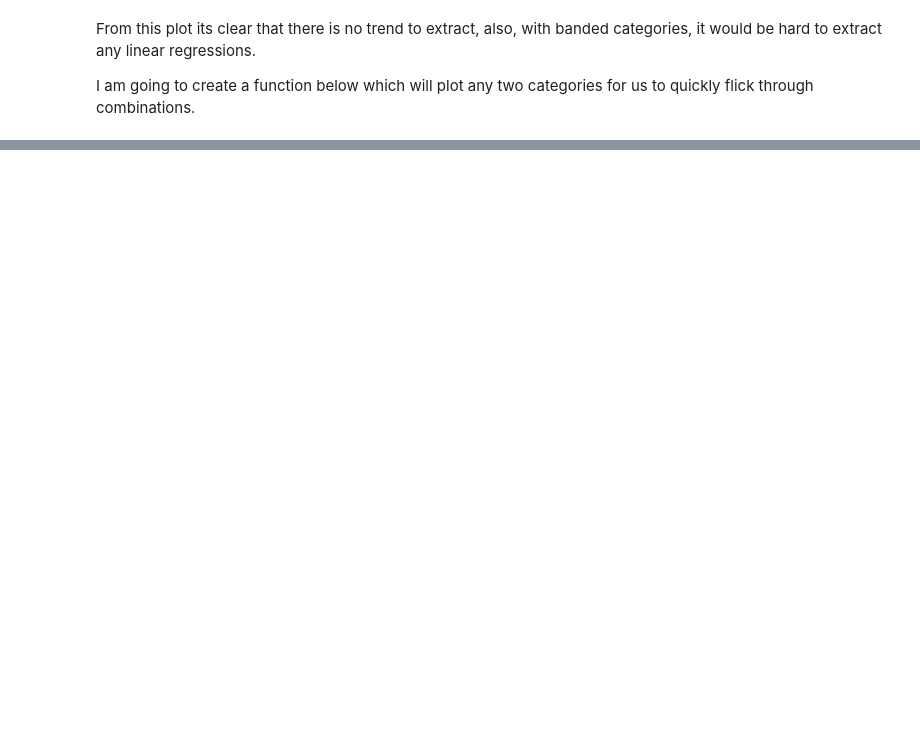
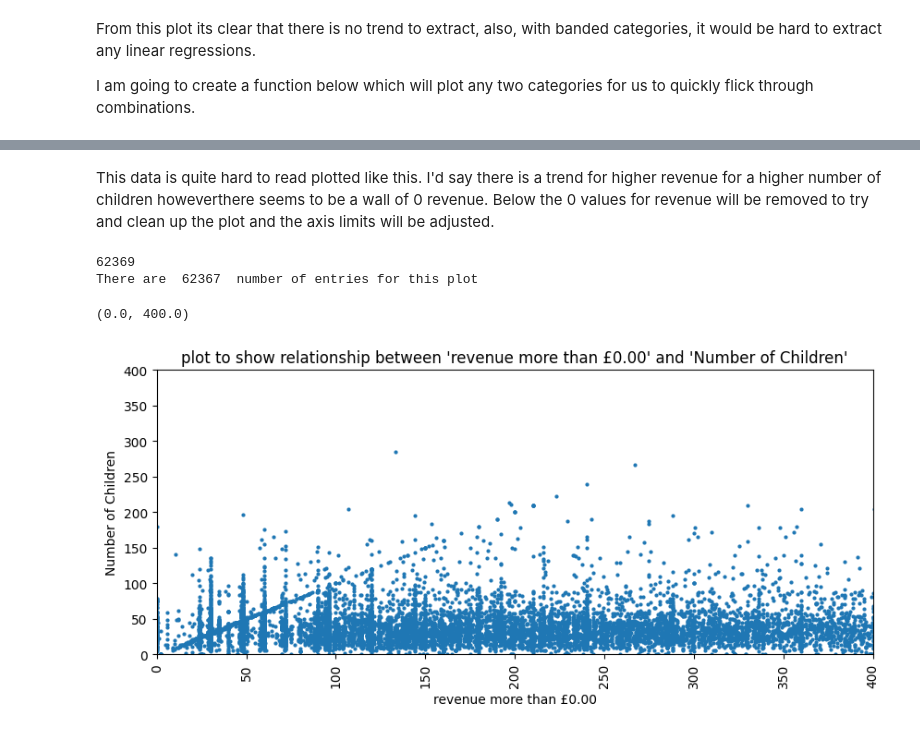
Before and after one commit to maxcwalker/documents, a Jupyter notebook: jupyter/prospectMapping/prospect_mapping_analysis.ipynb, the cells around one changed output, grey strips where cells are left out. Cells and saved outputs as stored; diff of their text form; code cells hidden in the pictures; blank space fills up the shorter version.

```diff
--- a/jupyter/prospectMapping/prospect_mapping_analysis.ipynb
+++ b/jupyter/prospectMapping/prospect_mapping_analysis.ipynb
@@ -182,0 +186,13 @@ This plot above shows us a bit more about the relationship between the stage of
+# %% [markdown]
+This data is quite hard to read plotted like this. I'd say there is a trend for higher revenue for a higher number of children howeverthere seems to be a wall of 0 revenue. Below the 0 values for revenue will be removed to try and clean up the plot and the axis limits will be adjusted.
+# %%
+print(len(df[col[22]].loc[df[col[22]].notna() & (df[col[22]] != 0)]))
+df['revenue more than £0.00'] = df[col[22]].replace(0, np.nan)
+relationshiplot('revenue more than £0.00',col[14])
+plt.ylim([0,400])
+plt.xlim([0,400])
+# %% [output]
+62369
+There are  62367  number of entries for this plot
+(0.0, 400.0)
+[figure, added]
```
Also changed, not shown: parts of 7 cells of this notebook.
